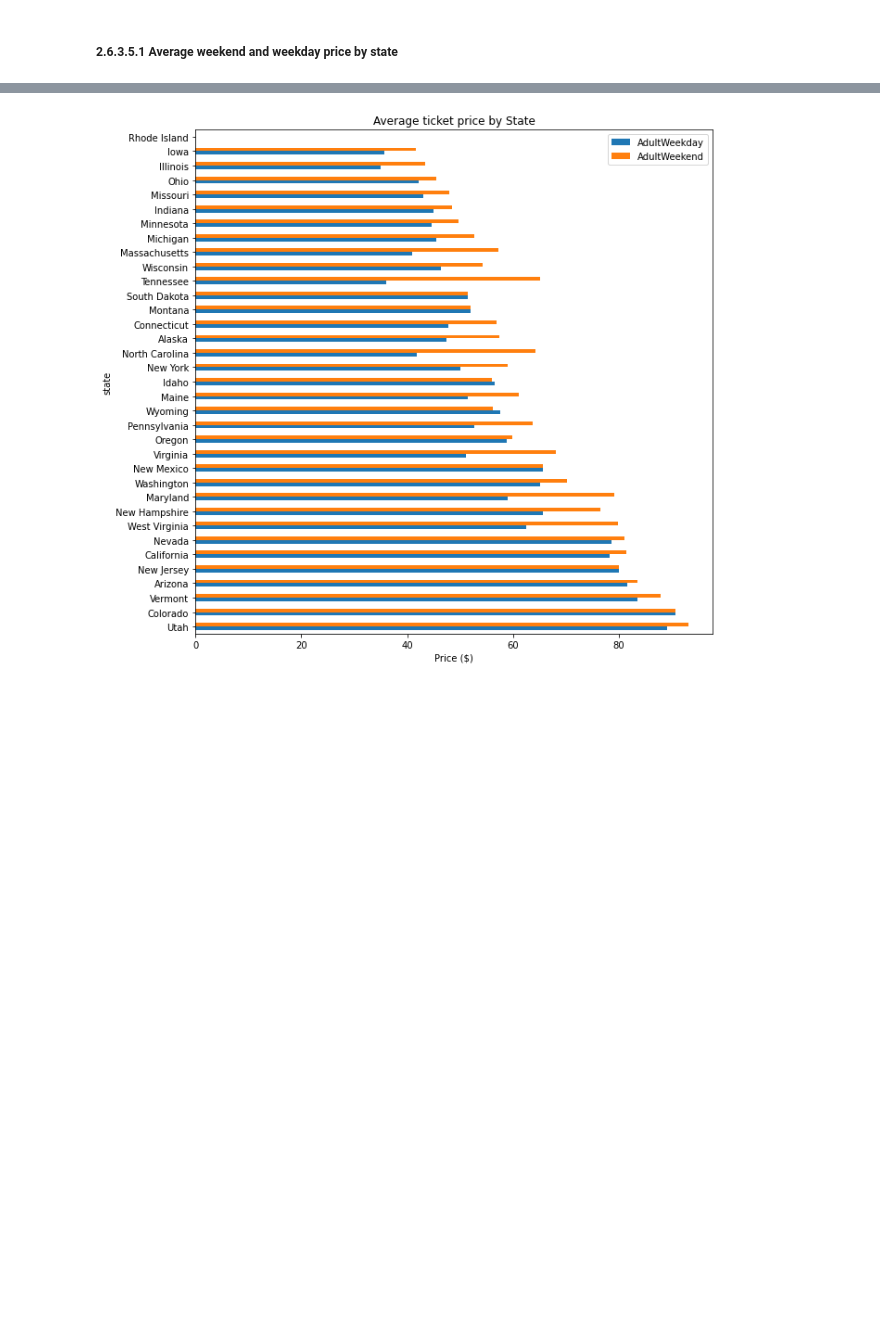
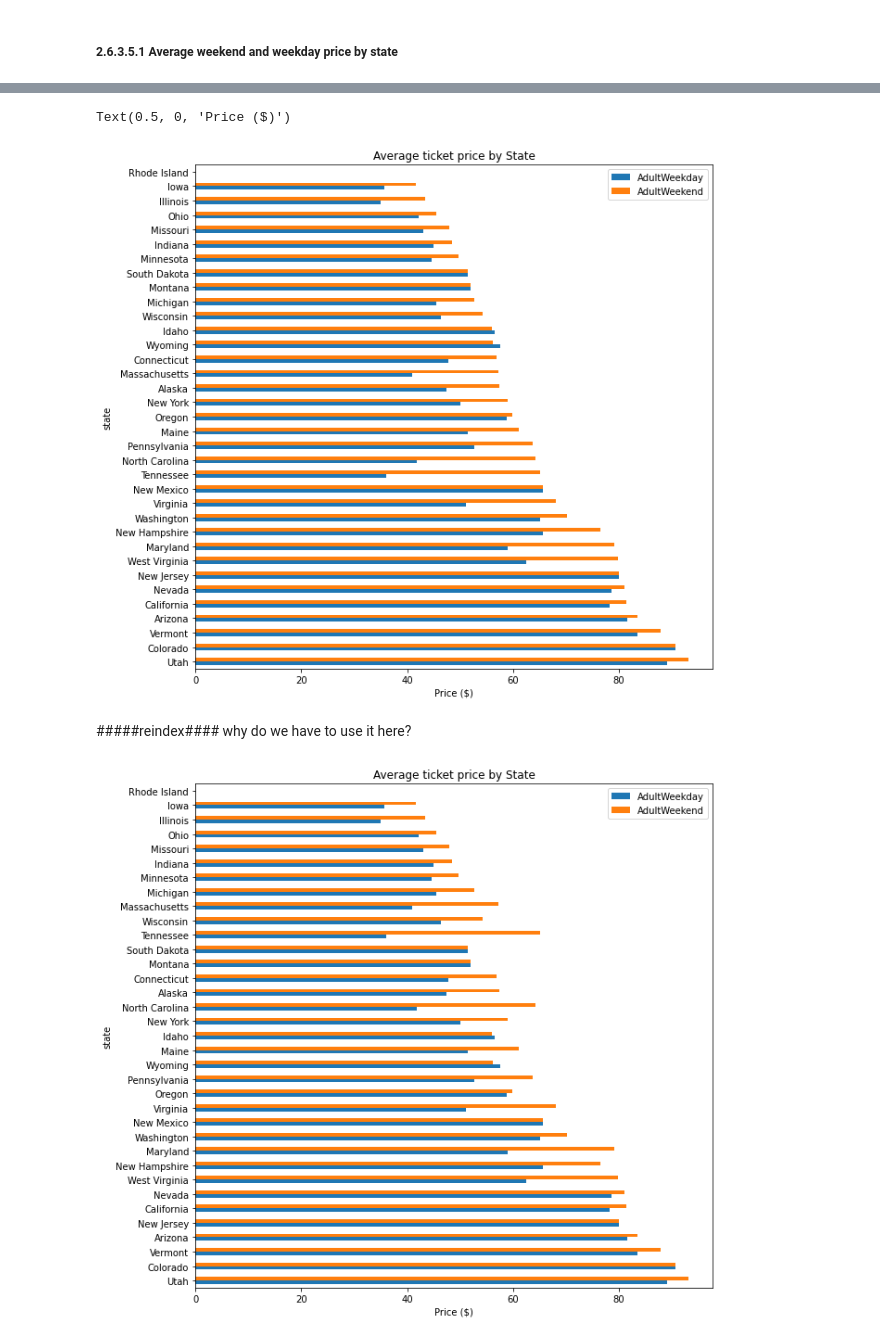
Before and after one commit to iban121/Springboard, a Jupyter notebook: DataScienceGuidedCapstone/Notebooks/02_data_wrangling.ipynb, the cells around one changed output, grey strips where cells are left out. Drawn from its saved outputs; the diff is of its cells as text; code cells hidden in the pictures; blank space fills up the shorter version.

```diff
--- a/DataScienceGuidedCapstone/Notebooks/02_data_wrangling.ipynb
+++ b/DataScienceGuidedCapstone/Notebooks/02_data_wrangling.ipynb
@@ -262,5 +420,5 @@ Our primary focus is our Big Mountain resort, in Montana. Does the state give yo
 #Code task 14#
 # Calculate average weekday and weekend price by state and sort by the average of the two
 # Hint: use the pattern dataframe.groupby(<grouping variable>)[<list of columns>].mean()
-state_price_means = ski_data.___(___)[[___, ___]].mean()
+state_price_means = ski_data.groupby(by='state')[['AdultWeekday','AdultWeekend']].mean()
 state_price_means.head()
@@ -267,3 +433,11 @@ state_price_means.head()
+# %%
+state_price_means.sort_values(['AdultWeekend','AdultWeekday'], ascending = (False,False)).plot(kind='barh', figsize=(10, 10), title='Average ticket price by State')
+plt.xlabel('Price ($)')
+# %% [output]
+Text(0.5, 0, 'Price ($)')
+[figure, added]
+# %% [markdown]
+#####reindex#### why do we have to use it here?
 # %%
 # The next bit simply reorders the index by increasing average of weekday and weekend prices
 # Compare the index order you get from
```
Also changed, not shown: parts of 75 cells of this notebook.
